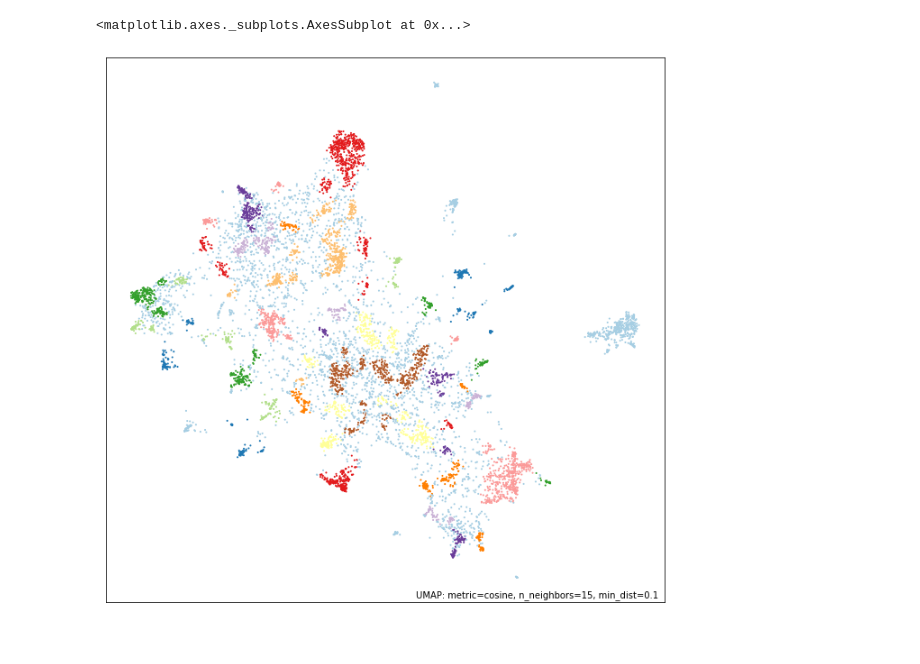
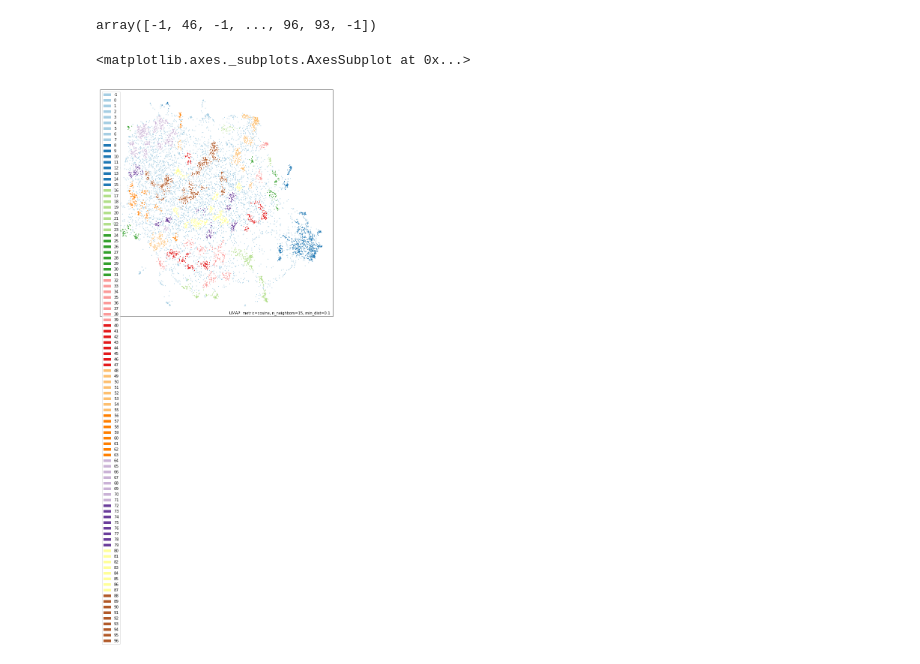
Before and after one commit to kkkwtimeline/newstring_lab, a Jupyter notebook: clustering/hdbscan_visualization.ipynb, the cells around one changed output. Saved outputs shown, nothing was run; the diff lists cells and outputs as text; code cells hidden in the pictures.

```diff
--- a/clustering/hdbscan_visualization.ipynb
+++ b/clustering/hdbscan_visualization.ipynb
@@ -151,11 +157,19 @@ hdbscan_args = {'min_cluster_size': 15,
                 'cluster_selection_method': 'eom'}
 
 cluster = hdbscan.HDBSCAN(**hdbscan_args).fit(mapper.embedding_)
-# %%
-umap.plot.points(mapper,cluster.labels_, color_key_cmap='Paired',show_legend=False)
-# %% [output]
-<matplotlib.axes._subplots.AxesSubplot at 0x...>
-[figure, removed]
+# %%
+cluster.labels_
+# %% [output]
+array([-1, 46, -1, ..., 96, 93, -1])
+# %%
+# https://github.com/ddangelov/Top2Vec/blob/master/top2vec/Top2Vec.py
+# line 376
+#
+# https://hdbscan.readthedocs.io/en/latest/how_hdbscan_works.html
+umap.plot.points(mapper,cluster.labels_, color_key_cmap='Paired',show_legend=True)
+# %% [output]
+<matplotlib.axes._subplots.AxesSubplot at 0x...>
+[figure, added]
 # %%
 model.get_num_topics()
 # %% [output]
```
Also changed, not shown: parts of 33 cells of this notebook, 1 other file.
